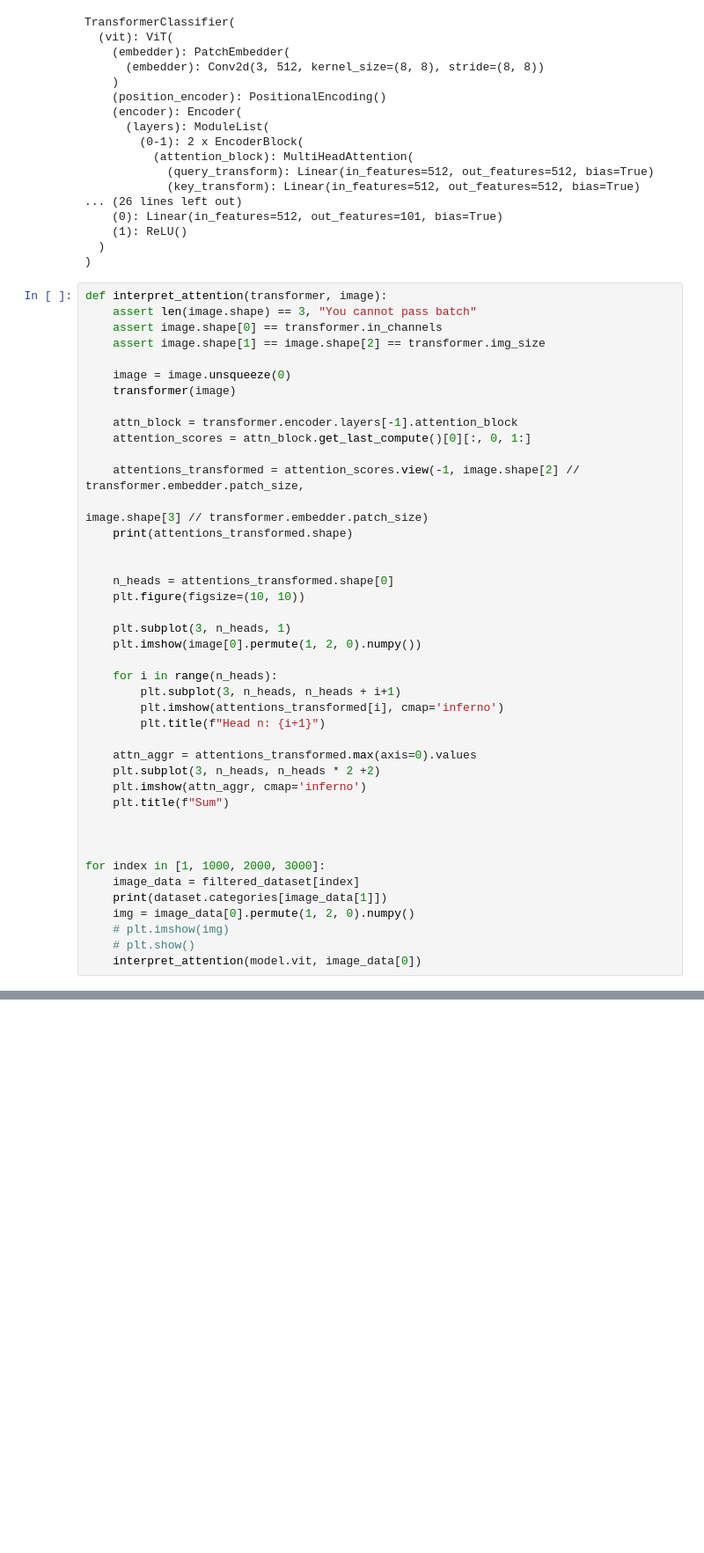
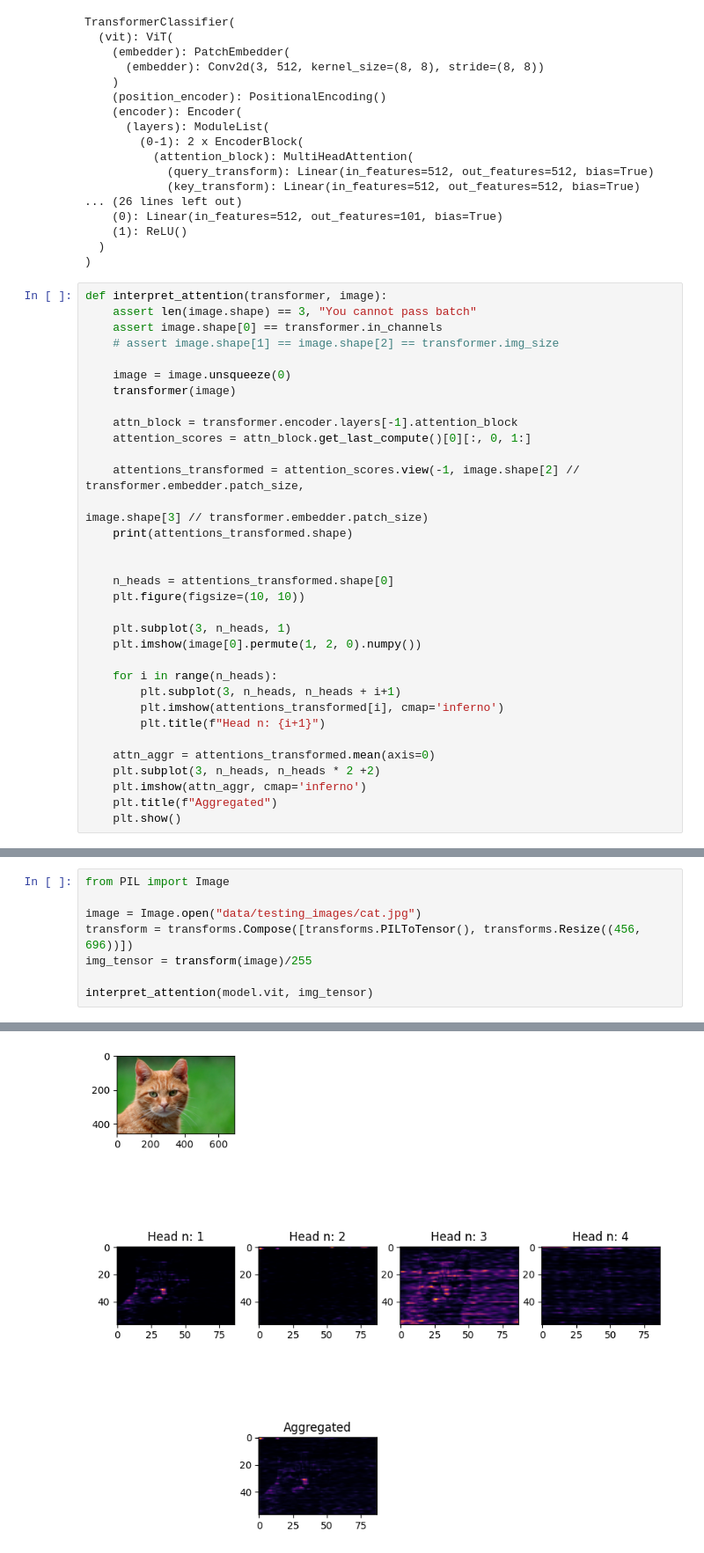
Before and after one commit to Hexy00123/F24-CV-Project, a Jupyter notebook: notebooks/interpret.ipynb, the cells around one changed output, grey strips where cells are left out. Shown at 88% size. Saved outputs shown, nothing was run; the diff lists cells and outputs as text; blank space fills up the shorter version.

Commit message:
feat: interpretation of custom images

```diff
--- a/notebooks/interpret.ipynb
+++ b/notebooks/interpret.ipynb
@@ -110,7 +110,7 @@ TransformerClassifier(
 def interpret_attention(transformer, image):
     assert len(image.shape) == 3, "You cannot pass batch"
     assert image.shape[0] == transformer.in_channels
-    assert image.shape[1] == image.shape[2] == transformer.img_size
+    # assert image.shape[1] == image.shape[2] == transformer.img_size
 
     image = image.unsqueeze(0)
     transformer(image)
@@ -134,17 +134,8 @@ def interpret_attention(transformer, image):
         plt.imshow(attentions_transformed[i], cmap='inferno')
         plt.title(f"Head n: {i+1}")
 
-    attn_aggr = attentions_transformed.max(axis=0).values
+    attn_aggr = attentions_transformed.mean(axis=0)
     plt.subplot(3, n_heads, n_heads * 2 +2)
     plt.imshow(attn_aggr, cmap='inferno')
-    plt.title(f"Sum")
-
-
-
-for index in [1, 1000, 2000, 3000]:
-    image_data = filtered_dataset[index]
-    print(dataset.categories[image_data[1]])
-    img = image_data[0].permute(1, 2, 0).numpy()
-    # plt.imshow(img)
-    # plt.show()
-    interpret_attention(model.vit, image_data[0])
+    plt.title(f"Aggregated")
+    plt.show()
@@ -164,0 +163,9 @@ torch.Size([4, 12, 12])
+# %%
+from PIL import Image
+
+image = Image.open("data/testing_images/cat.jpg")
+transform = transforms.Compose([transforms.PILToTensor(), transforms.Resize((456, 696))])
+img_tensor = transform(image)/255
+
+interpret_attention(model.vit, img_tensor)
+# %% [output]
@@ -164,0 +173 @@ torch.Size([4, 12, 12])
+[figure, added]
```
Also changed, not shown: parts of 3 cells of this notebook.
